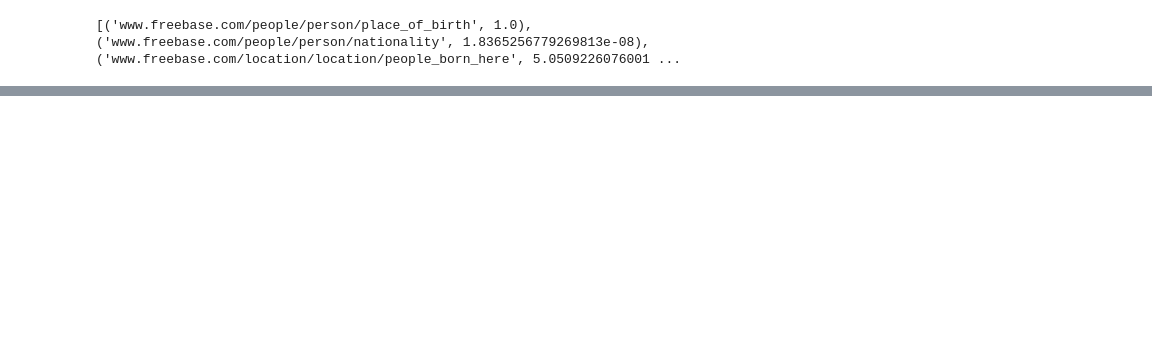
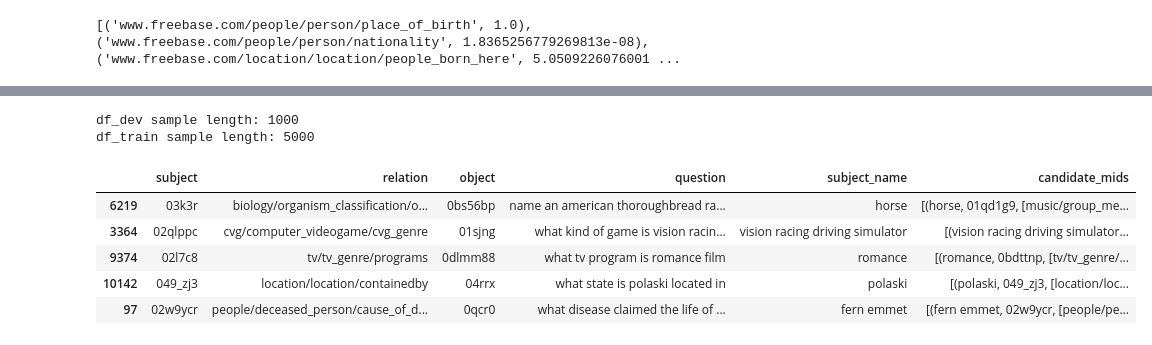
Before and after one commit to PetrochukM/Simple-QA-EMNLP-2018, a Jupyter notebook: scripts/notebooks/Entity Linking Regression for Subject Name Duplicates.ipynb, the cells around one changed output, grey strips where cells are left out. Saved outputs shown, nothing was run; the diff lists cells and outputs as text; code cells hidden in the pictures; blank space fills up the shorter version.

```diff
--- a/scripts/notebooks/Entity Linking Regression for Subject Name Duplicates.ipynb
+++ b/scripts/notebooks/Entity Linking Regression for Subject Name Duplicates.ipynb
@@ -146,10 +168,0 @@ df_train['subject_name'] = df_train.apply(add_subject_name, axis=1)
-# %%
-from numpy import nan
-
-def add_relations(row):
-    relations = get_relation(row['question'], 1)
-    return {relation.strip().replace('www.freebase.com/', ''): confidence for relation, confidence in relations}
-
-df_dev['relations'] = df_dev.apply(add_relations, axis=1)
-display(df_dev[:5])
-df_train['relations'] = df_train.apply(add_relations, axis=1)
@@ -236,0 +183,30 @@ Count: 3129
+# %%
+# Get samples to speed up experiments
+df_dev_sample = df_dev[df_dev.subject_name.notnull()].head(n=1000)
+df_train_sample = df_train[df_train.subject_name.notnull()].head(n=5000)
+print('df_dev sample length:', len(df_dev_sample))
+print('df_train sample length:', len(df_train_sample))
+# %% [output]
+df_dev sample length: 1000
+df_train sample length: 5000
+# %%
+# Add all possible mids to dedup
+def add_candidate_mids(row):
+    cursor.execute("""SELECT fb_name.alias, fb_kg.subject_mid, array_agg(fb_kg.relation)
+                  FROM fb_kg
+                  LEFT JOIN fb_name
+                  ON subject_mid = mid
+                  WHERE alias = %s
+                  GROUP BY fb_kg.subject_mid, fb_name.alias""", (row['subject_name'],))
+    return cursor.fetchall()
+
+df_dev_sample['candidate_mids'] = df_dev_sample.apply(add_candidate_mids, axis=1)
+display(df_dev_sample[:5])
+df_train_sample['candidate_mids'] = df_train_sample.apply(add_candidate_mids, axis=1)
+# %% [output]
+|  | subject | relation | object | question | subject_name | candidate_mids |
+| 6219 | 03k3r | biology/organism_classification/o... | 0bs56bp | name an american thoroughbread ra... | horse | [(horse, 01qd1g9, [music/group_me... |
+| 3364 | 02qlppc | cvg/computer_videogame/cvg_genre | 01sjng | what kind of game is vision racin... | vision racing driving simulator | [(vision racing driving simulator... |
+| 9374 | 02l7c8 | tv/tv_genre/programs | 0dlmm88 | what tv program is romance film | romance | [(romance, 0bdttnp, [tv/tv_genre/... |
+| 10142 | 049_zj3 | location/location/containedby | 04rrx | what state is polaski located in | polaski | [(polaski, 049_zj3, [location/loc... |
+| 97 | 02w9ycr | people/deceased_person/cause_of_d... | 0qcr0 | what disease claimed the life of ... | fern emmet | [(fern emmet, 02w9ycr, [people/pe... |
```
Also changed, not shown: parts of 24 cells of this notebook, 1 other file.
